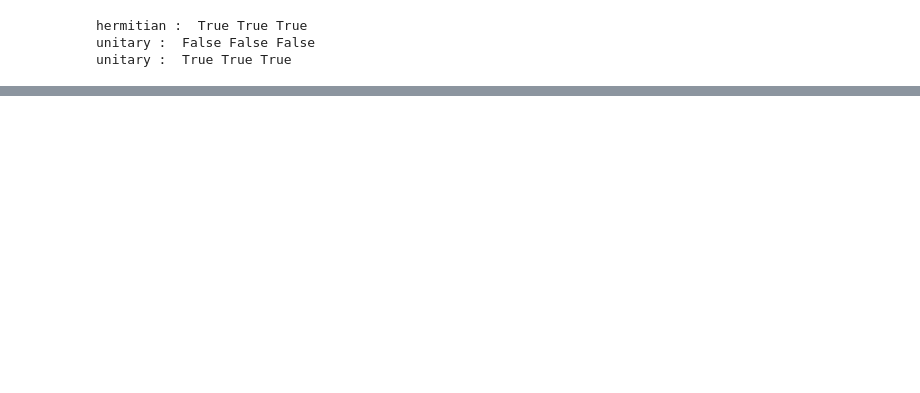
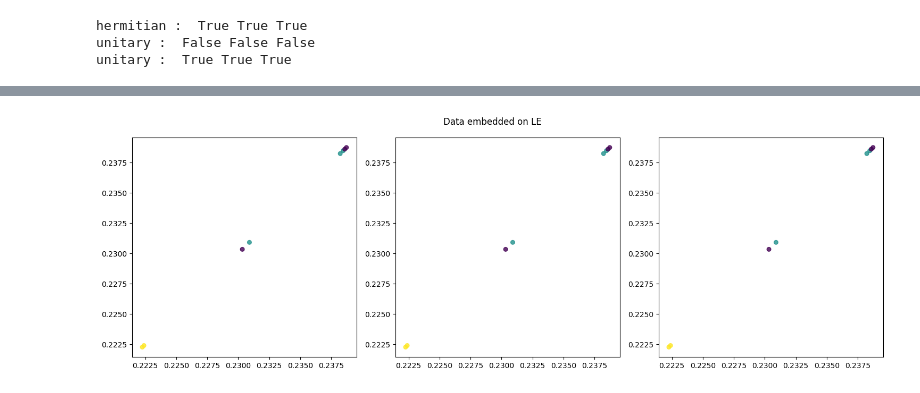
Before and after one commit to 24shiny/Inverse_Laplacian_embedding, a Jupyter notebook: Laplacian_embedding/quantum_LE.ipynb, the cells around one changed output, grey strips where cells are left out. Saved outputs shown, nothing was run; the diff lists cells and outputs as text; code cells hidden in the pictures; blank space fills up the shorter version.

```diff
--- a/Laplacian_embedding/quantum_LE.ipynb
+++ b/Laplacian_embedding/quantum_LE.ipynb
@@ -97,0 +197,11 @@ print(np.real(np.round(output_matrix,2)))
+# %%
+fig, axs = plt.subplots(1, 3, figsize=(15, 5))
+axs[0].scatter(def_vec[1], def_vec[2], c=Y, cmap='viridis', s=30, alpha=0.8)
+axs[1].scatter(def_vec[1], def_vec[3], c=Y, cmap='viridis', s=30, alpha=0.8)
+axs[2].scatter(def_vec[2], def_vec[3], c=Y, cmap='viridis', s=30, alpha=0.8)
+
+fig.suptitle('Data embedded on LE')
+plt.tight_layout()
+plt.show()
+# %% [output]
+[figure, added]
```
Also changed, not shown: parts of 13 cells of this notebook.
